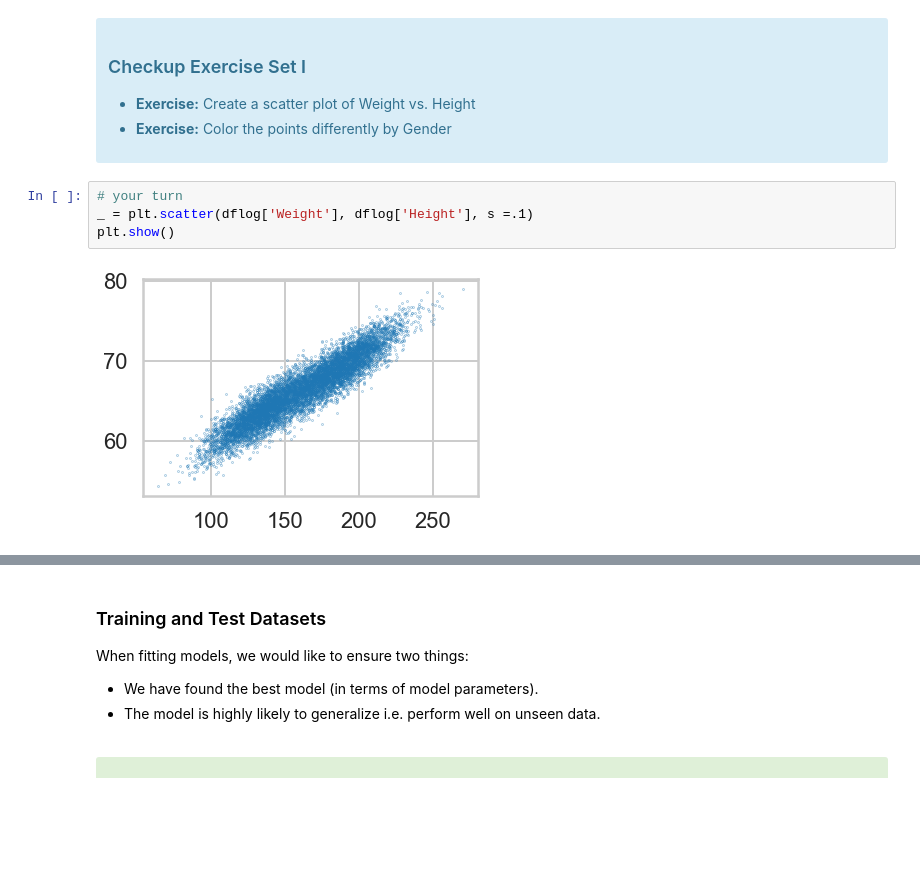
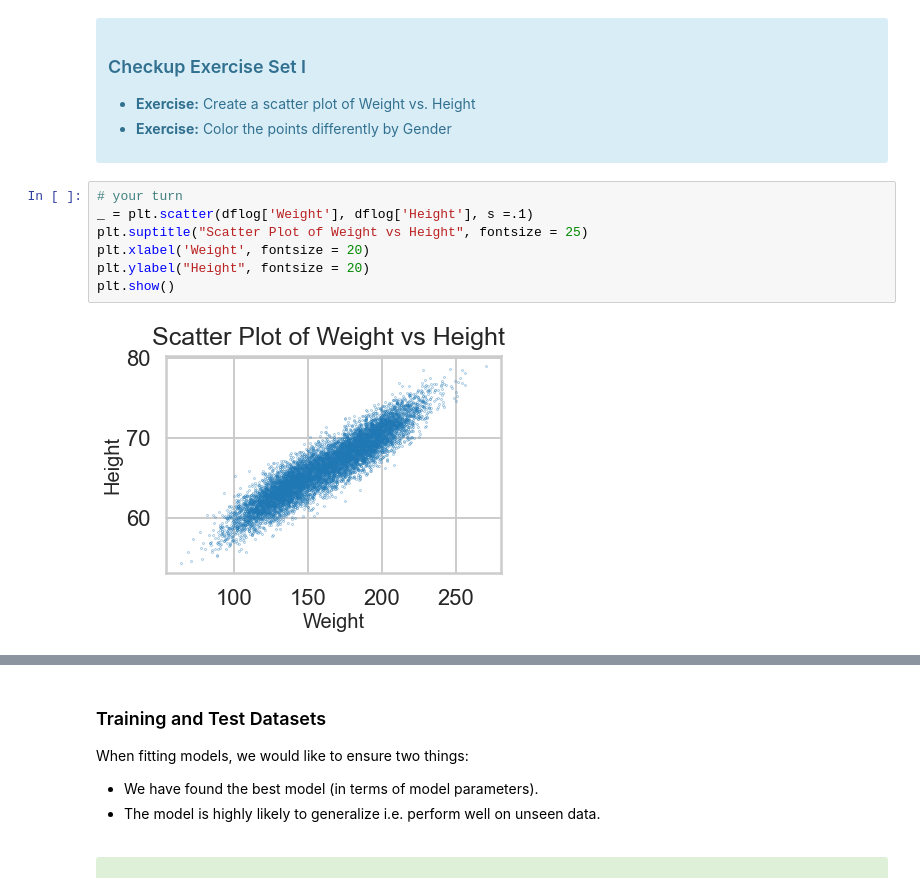
Before and after one commit to randrmoel/logistic_reg, a Jupyter notebook: Logistic Regression Advanced Case Study.ipynb, the cells around one changed output, grey strips where cells are left out. Saved outputs shown, nothing was run; the diff lists cells and outputs as text; blank space fills up the shorter version.

```diff
--- a/Logistic Regression Advanced Case Study.ipynb
+++ b/Logistic Regression Advanced Case Study.ipynb
@@ -123,7 +124,10 @@ with the "response" or "label" $y$ as a plain array of 0s and 1s for binary clas
 # %%
 # your turn
 _ = plt.scatter(dflog['Weight'], dflog['Height'], s =.1)
+plt.suptitle("Scatter Plot of Weight vs Height", fontsize = 25)
+plt.xlabel('Weight', fontsize = 20)
+plt.ylabel("Height", fontsize = 20)
 plt.show()
 # %% [output]
-[figure, old version]
+[figure, new version]
 # %%
```
Also changed, not shown: parts of 8 cells of this notebook.
